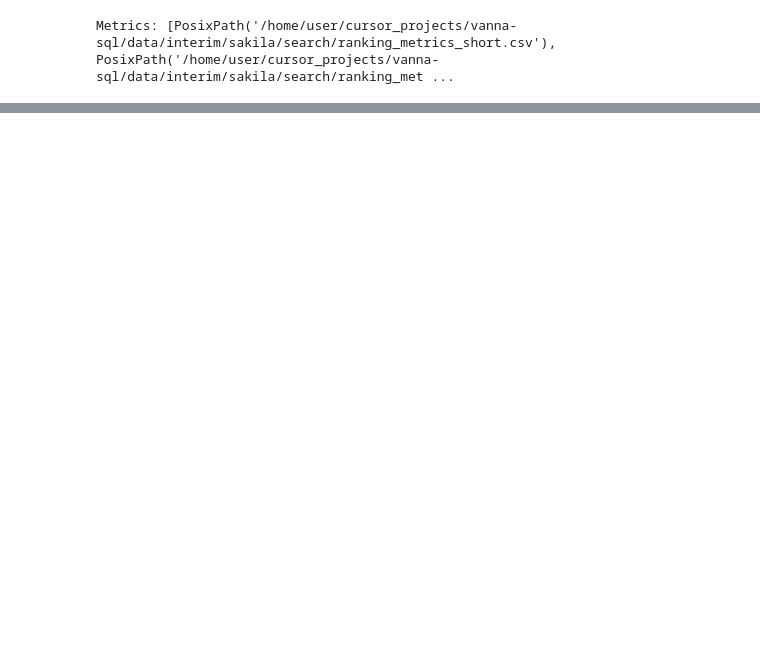
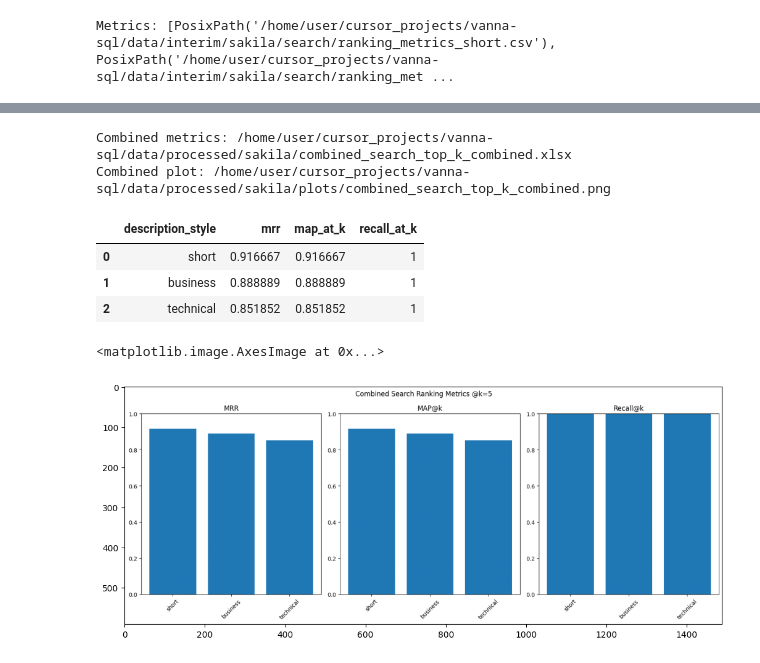
Before and after one commit to dvorobej/vanna-sql, a Jupyter notebook: notebooks/experiments/3_search_evaluation.ipynb, the cells around one changed output, grey strips where cells are left out. Drawn from its saved outputs; the diff is of its cells as text; code cells hidden in the pictures; blank space fills up the shorter version.

Commit message:
add plots for search metrics

```diff
--- a/notebooks/experiments/3_search_evaluation.ipynb
+++ b/notebooks/experiments/3_search_evaluation.ipynb
@@ -104,3 +106,28 @@ ranking_metrics_technical.csv
 | 10 | map_at_k | combined | 5 | 0.851852 |
 | 11 | recall_at_k | combined | 5 | 1.000000 |
 | 12 | num_queries | all | 5 | 18.000000 |
+# %%
+combined_metrics_path = combine_search_ranking_metrics(
+    metrics_paths=metrics_paths,
+    database_name=DATABASE_NAME,
+    column_mode="combined",
+)
+combined_plot_path = plot_combined_search_ranking_metrics(
+    combined_metrics_path,
+    column_mode="combined",
+    k=5
+)
+print("Combined metrics:", combined_metrics_path)
+print("Combined plot:", combined_plot_path)
+display(pd.read_excel(combined_metrics_path))
+plt.figure(figsize=(15, 5))
+plt.imshow(mpimg.imread(combined_plot_path))
+# %% [output]
+Combined metrics: /home/user/cursor_projects/vanna-sql/data/processed/sakila/combined_search_top_k_combined.xlsx
+Combined plot: /home/user/cursor_projects/vanna-sql/data/processed/sakila/plots/combined_search_top_k_combined.png
+|  | description_style | mrr | map_at_k | recall_at_k |
+| 0 | short | 0.916667 | 0.916667 | 1 |
+| 1 | business | 0.888889 | 0.888889 | 1 |
+| 2 | technical | 0.851852 | 0.851852 | 1 |
+<matplotlib.image.AxesImage at 0x...>
+[figure, added]
```
Also changed, not shown: parts of 4 cells of this notebook, 8 other files.
